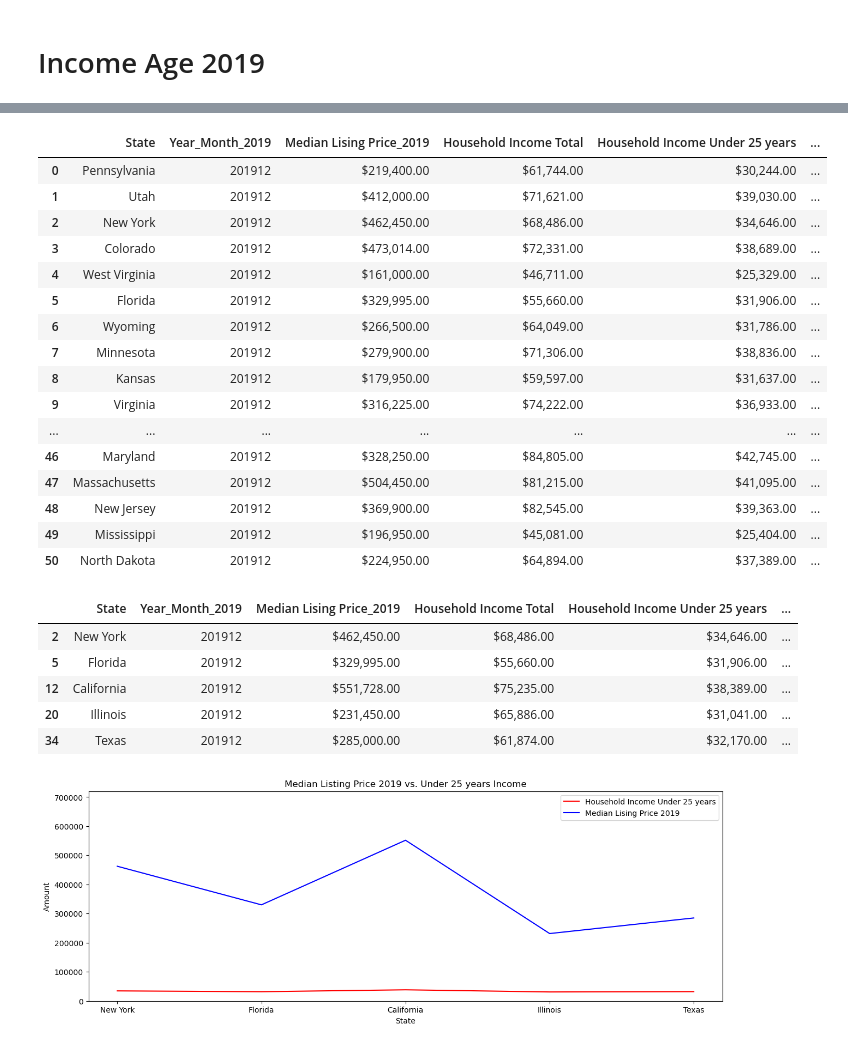
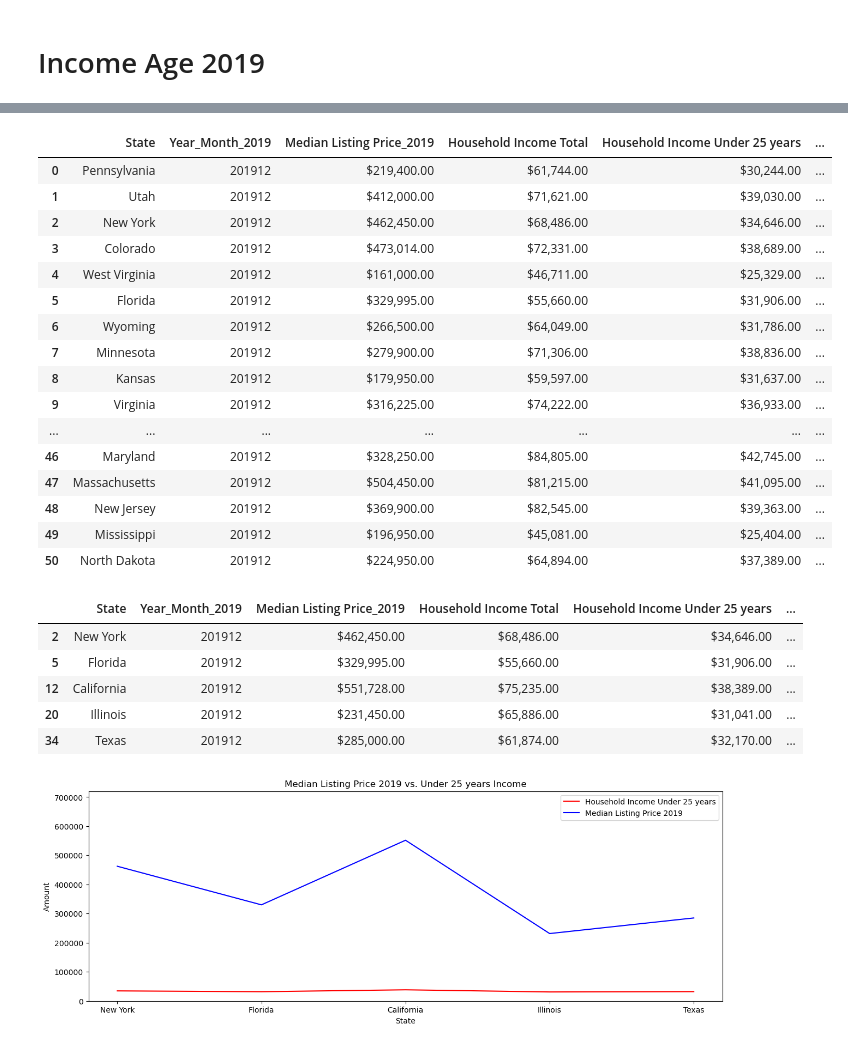
Before and after one commit to aalafa/group-project-1, a Jupyter notebook: Housing and Income Data/Income_Age_2019.ipynb, the cells around one changed output, grey strips where cells are left out. Drawn from its saved outputs; the diff is of its cells as text; code cells hidden in the pictures.

```diff
--- a/Housing and Income Data/Income_Age_2019.ipynb
+++ b/Housing and Income Data/Income_Age_2019.ipynb
@@ -61,7 +61,7 @@ income_age_2019 = income_age_2019[
 ]
 
 # Rename name to state
-income_age_2021 = income_age_2021.rename(columns={"Name":"State"})
+income_age_2019 = income_age_2019.rename(columns={"Name":"State"})
 
 # Display DataFrame length and sample data
 print(f"Number of rows in the DataFrame: {len(income_age_2019)}")
@@ -91,26 +91,26 @@ listing_prices = pd.read_csv("output_data/Median Listing Prices.csv")
 # %%
 income_age = pd.merge(income_age_2019, listing_prices, on=('State'), how='right')
 
 income_age = income_age[["State",
                          "Year_Month_2019",
-                         "Median Lising Price_2019",
+                         "Median Listing Price_2019",
                          "Household Income Total",
                          "Household Income Under 25 years",
                          "Household Income 25 to 44 years",
                          "Household Income 45 to 64 years",
                          "Household Income 65 years and over"
                         ]]
 
-income_age["Median Lising Price_2019"] = income_age["Median Lising Price_2019"].map("${:,.2f}".format)
+income_age["Median Listing Price_2019"] = income_age["Median Listing Price_2019"].map("${:,.2f}".format)
 income_age["Household Income Total"] = income_age["Household Income Total"].map("${:,.2f}".format)
 income_age["Household Income Under 25 years"] = income_age["Household Income Under 25 years"].map("${:,.2f}".format)
 income_age["Household Income 25 to 44 years"] = income_age["Household Income 25 to 44 years"].map("${:,.2f}".format)
 income_age["Household Income 45 to 64 years"] = income_age["Household Income 45 to 64 years"].map("${:,.2f}".format)
 income_age["Household Income 65 years and over"] = income_age["Household Income 65 years and over"].map("${:,.2f}".format)
 
 income_age
 # %% [output]
-|  | State | Year_Month_2019 | Median Lising Price_2019 | Household Income Total | Household Income Under 25 years | ... |
+|  | State | Year_Month_2019 | Median Listing Price_2019 | Household Income Total | Household Income Under 25 years | ... |
 | 0 | Pennsylvania | 201912 | $219,400.00 | $61,744.00 | $30,244.00 | ... |
 | 1 | Utah | 201912 | $412,000.00 | $71,621.00 | $39,030.00 | ... |
 | 2 | New York | 201912 | $462,450.00 | $68,486.00 | $34,646.00 | ... |
@@ -132,7 +132,7 @@ selected_states = ["California", "Texas", "New York", "Florida", "Illinois"]
 selected_housing = income_age[income_age["State"].isin(selected_states)]
 selected_housing
 # %% [output]
-|  | State | Year_Month_2019 | Median Lising Price_2019 | Household Income Total | Household Income Under 25 years | ... |
+|  | State | Year_Month_2019 | Median Listing Price_2019 | Household Income Total | Household Income Under 25 years | ... |
 | 2 | New York | 201912 | $462,450.00 | $68,486.00 | $34,646.00 | ... |
 | 5 | Florida | 201912 | $329,995.00 | $55,660.00 | $31,906.00 | ... |
 | 12 | California | 201912 | $551,728.00 | $75,235.00 | $38,389.00 | ... |
```
Also changed, not shown: parts of 2 cells of this notebook, 12 other files.
